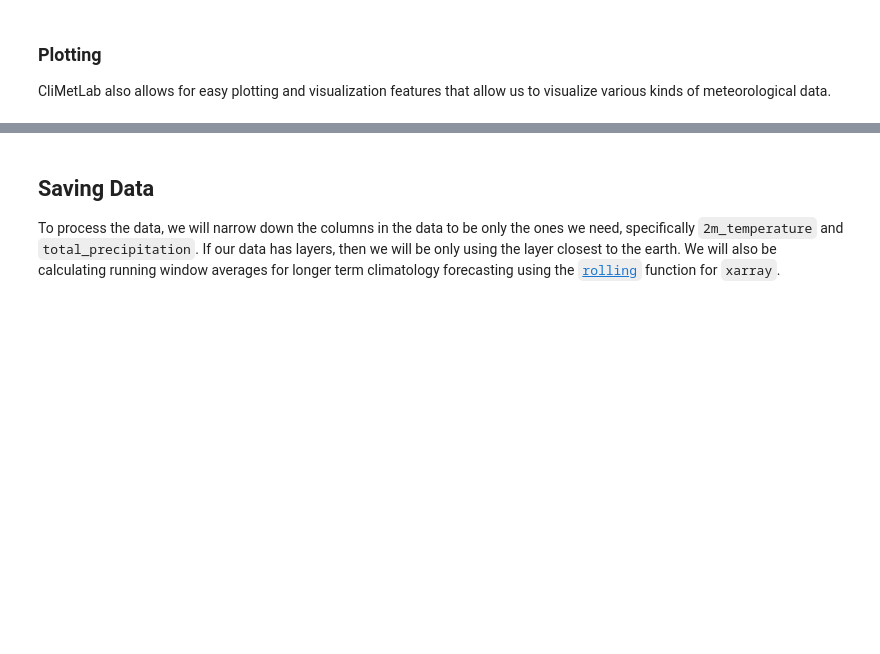
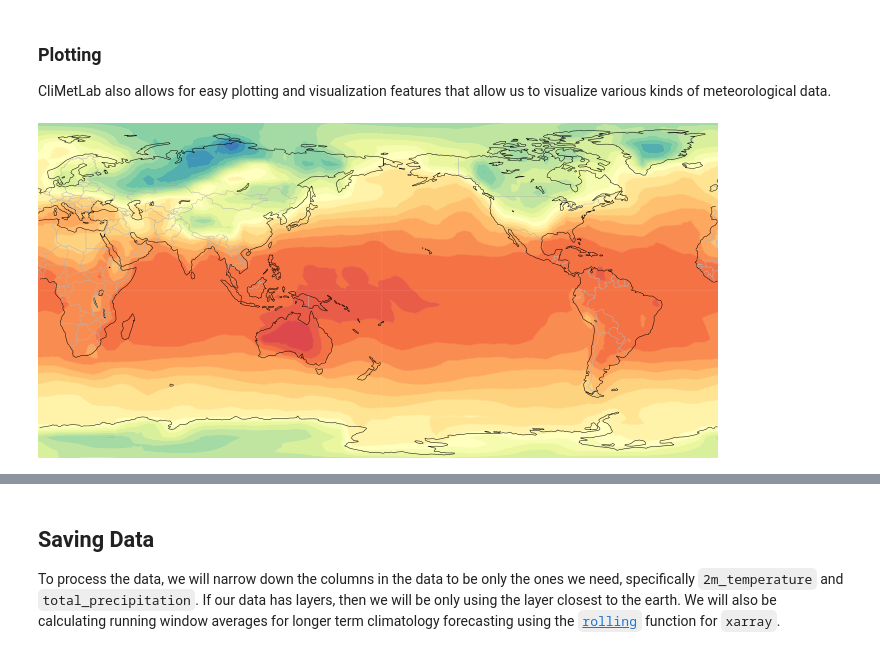
Before and after one commit to abadari3/CSE6242_Weather_Forecasting, a Jupyter notebook: CODE/notebooks/1-data-exploration.ipynb, the cells around one changed output, grey strips where cells are left out. Cells and saved outputs as stored; diff of their text form; code cells hidden in the pictures; blank space fills up the shorter version.

Commit message:
finished data processing

```diff
--- a/CODE/notebooks/1-data-exploration.ipynb
+++ b/CODE/notebooks/1-data-exploration.ipynb
@@ -22,10 +88,6 @@ data
 ## CliMetLab
 
 Instead of downloading data through the zip files, we will use the CliMetLab package. CliMetLab is a Python package aiming at simplifying access to climate and meteorological datasets, allowing users to focus on science instead of technical issues such as data access and data formats. It is mostly intended to be used in Jupyter notebooks, and be interoperable with all popular data analytic packages, such as NumPy, Pandas, Xarray, SciPy, Matplotlib, etc. as well as machine learning frameworks, such as TensorFlow, Keras or PyTorch.
-# %%
-# !pip install climetlab
-# !pip install climetlab_weatherbench
-# !pip install numexpr=='2.7.3'
-import climetlab as cml
-data = cml.load_dataset("weather-bench", parameter="2m_temperature", resolution=5.625)
-data
+# %%
+rain_data = cml.load_dataset("weather-bench", parameter="total_precipitation", resolution=5.625).to_xarray()
+rain_data
@@ -33,3 +129,29 @@ data
 ### Plotting
 
 CliMetLab also allows for easy plotting and visualization features that allow us to visualize various kinds of meteorological data.
+# %%
+temp_data = xr.open_mfdataset('data/2m_temperature.nc')
+rain_data = xr.open_mfdataset('data/total_precipitation.nc')
+# %%
+plot = lambda x : cml.plot_map(
+    data=x,
+    foreground=dict(
+        map_grid=False,
+        map_boundaries=True,
+    ),
+    style=dict(
+        contour = False,
+        contour_hilo = False,
+        contour_interval = 4.5,
+        contour_label = False,
+        contour_level_selection_type = 'interval',
+        contour_shade = True,
+        contour_shade_palette_name = 'eccharts_rainbow_purple_red_25',
+        contour_shade_colour_method = 'palette',
+        contour_shade_method = 'area_fill',
+    ),
+)
+# %%
+plot(temp_data.t2m[0])
+# %% [output]
+[figure, added]
```
Also changed, not shown: parts of 16 cells of this notebook, 2 other files.
